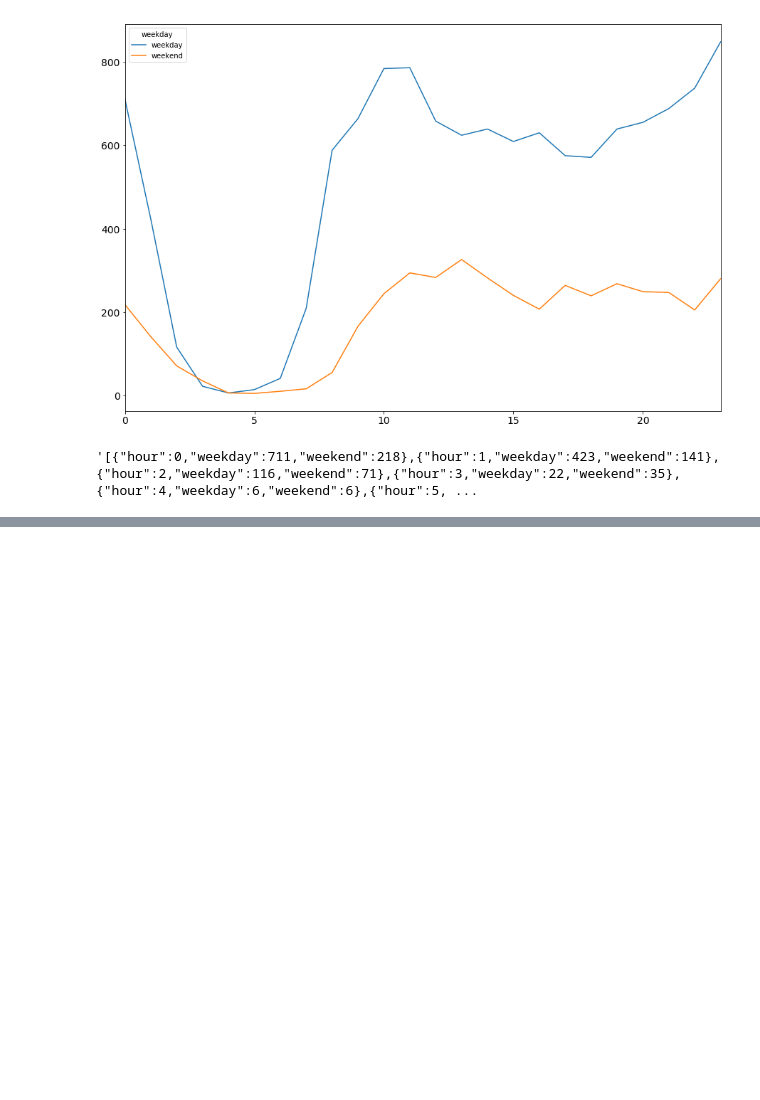
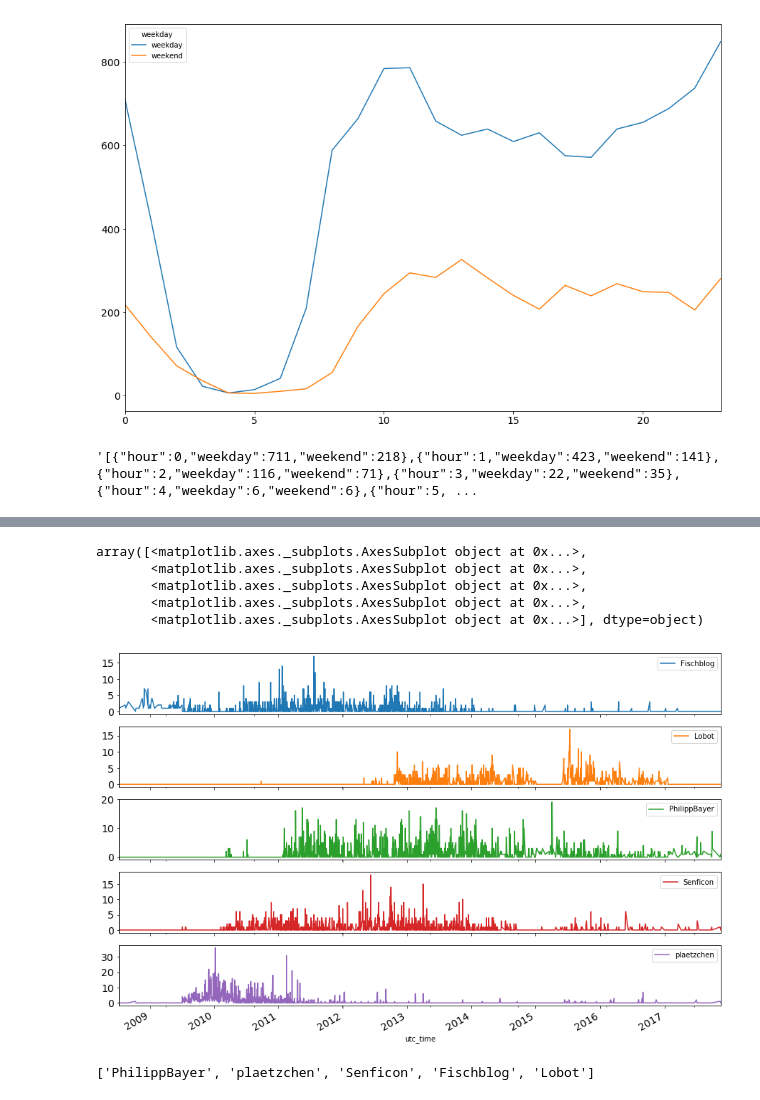
Before and after one commit to gedankenstuecke/twitter-analyser, a Jupyter notebook: archive-analyser.ipynb, the cells around one changed output, grey strips where cells are left out. Drawn from its saved outputs; the diff is of its cells as text; code cells hidden in the pictures; blank space fills up the shorter version.

```diff
--- a/archive-analyser.ipynb
+++ b/archive-analyser.ipynb
@@ -398,0 +375,17 @@ float(int(9.7))
+# %%
+top_replies = dataframe[dataframe['reply_user_name'].isin(list(dataframe['reply_user_name'].value_counts()[:5].reset_index()['index']))]
+top_replies = top_replies.reset_index()[['reply_user_name','utc_time']]
+top_replies['utc_time'] = top_replies['utc_time'].dt.date
+top_replies = top_replies.groupby(["utc_time", "reply_user_name"]).size()
+top_replies.reset_index().pivot(index='utc_time', columns='reply_user_name', values=0).fillna(value=0).plot(figsize=(15,10),fontsize=14,subplots=True)
+# %% [output]
+array([<matplotlib.axes._subplots.AxesSubplot object at 0x...>,
+       <matplotlib.axes._subplots.AxesSubplot object at 0x...>,
+       <matplotlib.axes._subplots.AxesSubplot object at 0x...>,
+       <matplotlib.axes._subplots.AxesSubplot object at 0x...>,
+       <matplotlib.axes._subplots.AxesSubplot object at 0x...>], dtype=object)
+[figure, added]
+# %%
+list(dataframe['reply_user_name'].value_counts()[:5].index)
+# %% [output]
+['PhilippBayer', 'plaetzchen', 'Senficon', 'Fischblog', 'Lobot']
```
Also changed, not shown: parts of 11 cells of this notebook, 1 other file.
